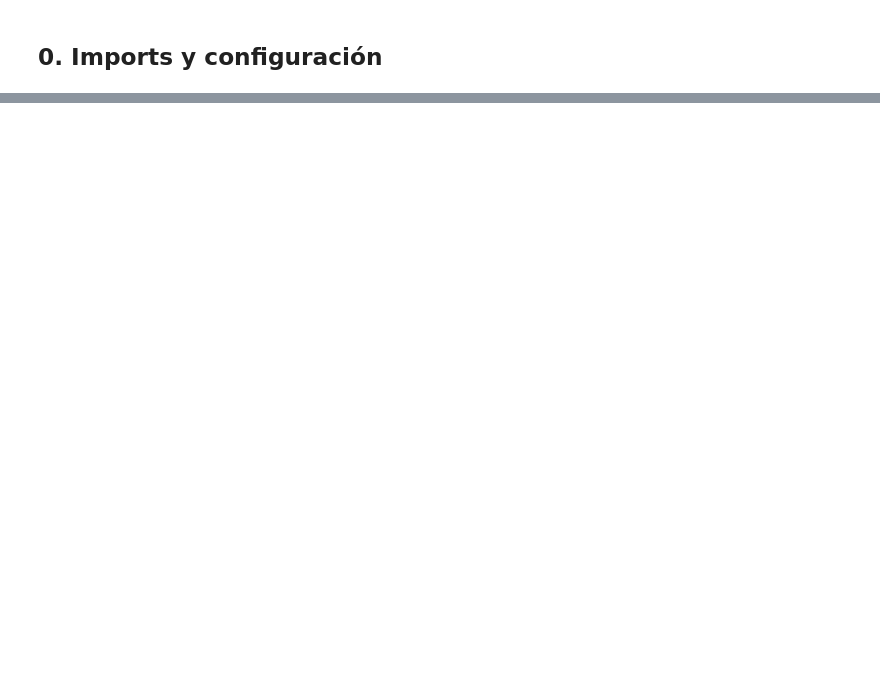
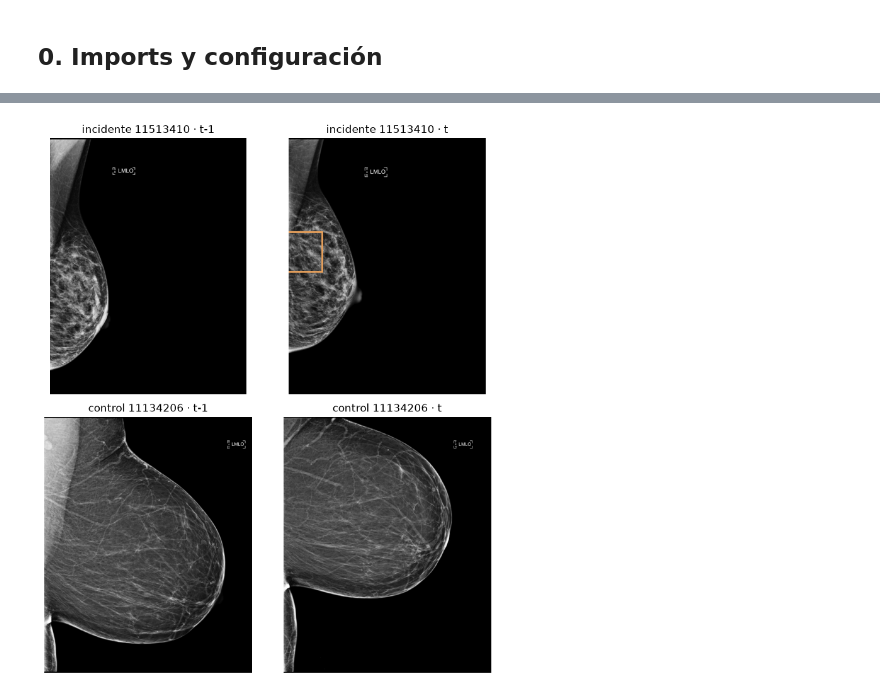
Before and after one commit to nickhernd/mammoviz-tda, a Jupyter notebook: notebooks/03_embed_longitudinal.ipynb, the cells around one changed output, grey strips where cells are left out. Cells and saved outputs as stored; diff of their text form; code cells hidden in the pictures; blank space fills up the shorter version.

```diff
--- a/notebooks/03_embed_longitudinal.ipynb
+++ b/notebooks/03_embed_longitudinal.ipynb
@@ -303,8 +93,0 @@ conexas) y en H1 (ciclos/agujeros). ¿Cuál separa mejor?
-# %%
-for nombre, col in [("solo H0", [0]), ("solo H1", [1]), ("H0+H1", [0, 1])]:
-    s = cross_val_score(RandomForestClassifier(n_estimators=300, random_state=42, class_weight="balanced"),
-                        X_deriva[:, col], y, cv=5, scoring="roc_auc")
-    print(f"deriva {nombre:8s}: AUC={s.mean():.3f} +/- {s.std():.3f}")
-
-u, p = stats.mannwhitneyu(X_deriva[y == 1, 1], X_deriva[y == 0, 1])
-print(f"\nMann-Whitney deriva H1 incidentes vs controles: p={p:.2e}")
@@ -396,15 +93,0 @@ cambió mucho sin malignidad).
-# %%
-extremos = [
-    ("incidente con MAS deriva", int(np.where(y == 1)[0][np.argmax(X_deriva[y == 1, 1])])),
-    ("control con MAS deriva",   int(np.where(y == 0)[0][np.argmax(X_deriva[y == 0, 1])])),
-]
-fig, axes = plt.subplots(2, 2, figsize=(8, 8))
-for i, (titulo, idx) in enumerate(extremos):
-    fila = manifest.iloc[idx]
-    axes[i, 0].imshow(ev._load_and_preprocess(ROOT / fila["path_t0"]), cmap="gray")
-    axes[i, 0].set_title(f"{titulo}\n{fila['empi_anon']} — t-1")
-    axes[i, 1].imshow(ev._load_and_preprocess(ROOT / fila["path_t1"]), cmap="gray")
-    axes[i, 1].set_title(f"t  (deriva H1 = {X_deriva[idx, 1]:.3f})")
-    for ax in axes[i]:
-        ax.axis("off")
-plt.tight_layout(); plt.show()
@@ -431,0 +135,5 @@ Siguientes pasos razonables:
+# %%
+manifest = pd.read_csv(EMBED_DIR / "longitudinal_manifest_cribado.csv")
+y = (manifest["kind"] == "incidente").astype(int).values
+print(f"{len(manifest)} pacientes: {y.sum()} cánceres, {(1 - y).sum()} controles emparejados")
+manifest.head()
@@ -431,0 +182,18 @@ Siguientes pasos razonables:
+# %%
+rois = ls.lesion_rois(manifest)
+caso = manifest[(manifest["kind"] == "incidente") & manifest["empi_anon"].isin(rois)].iloc[0]
+control = manifest[manifest["matched_to"] == caso["empi_anon"]].iloc[0]
+
+fig, axes = plt.subplots(2, 2, figsize=(8, 9))
+for i, fila in enumerate([caso, control]):
+    for j, (col, t) in enumerate([("path_t0", "t-1"), ("path_t1", "t")]):
+        img = read_dicom_gray(ROOT / fila[col])
+        axes[i, j].imshow(img, cmap="gray")
+        axes[i, j].set_title(f"{fila['kind']} {fila['empi_anon']} · {t}")
+        axes[i, j].axis("off")
+r, c = rois[int(caso["empi_anon"])]
+axes[0, 1].add_patch(plt.Rectangle((c - ls.HALF, r - ls.HALF), 2 * ls.HALF, 2 * ls.HALF,
+                                   fill=False, edgecolor="#E8A15C", lw=2))
+plt.tight_layout(); plt.show()
+# %% [output]
+[figure, added]
```
Also changed, not shown: parts of 60 cells of this notebook, 3 other files.
